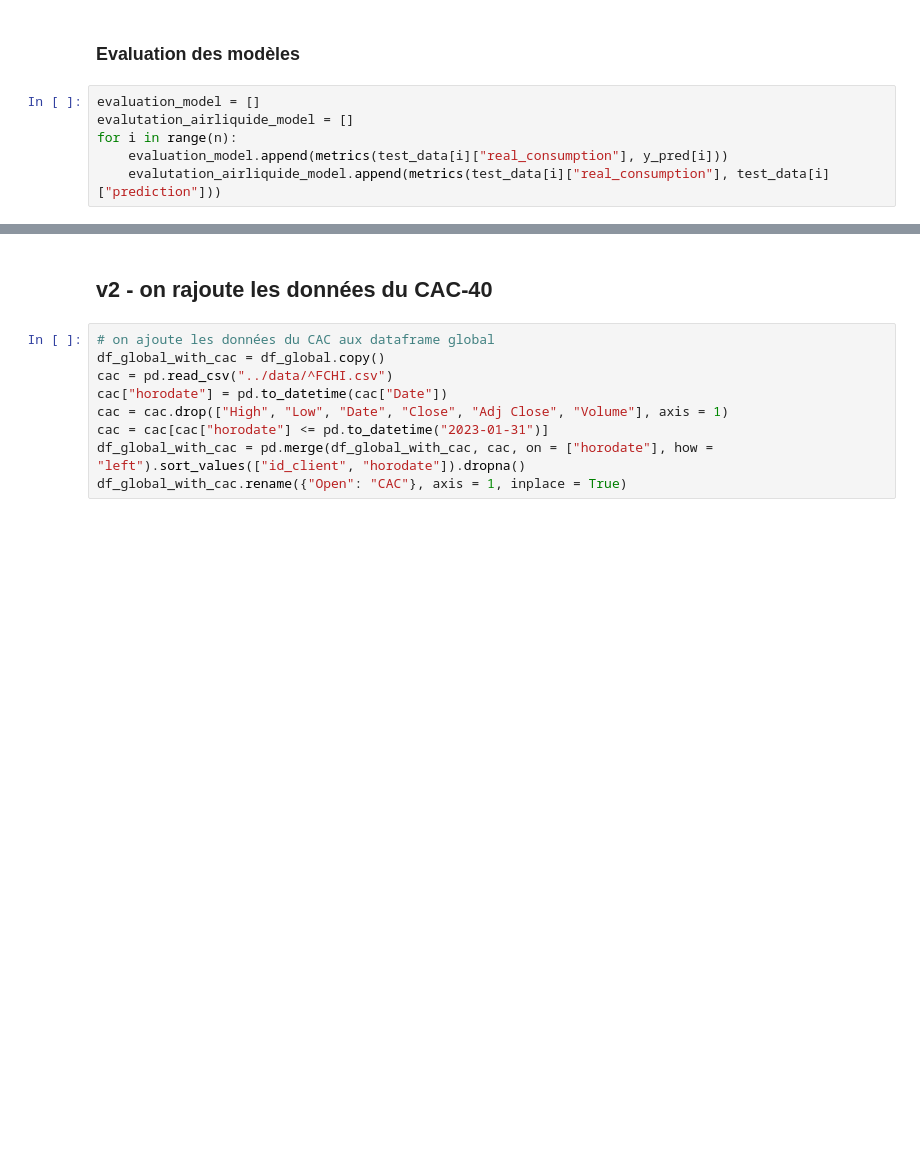
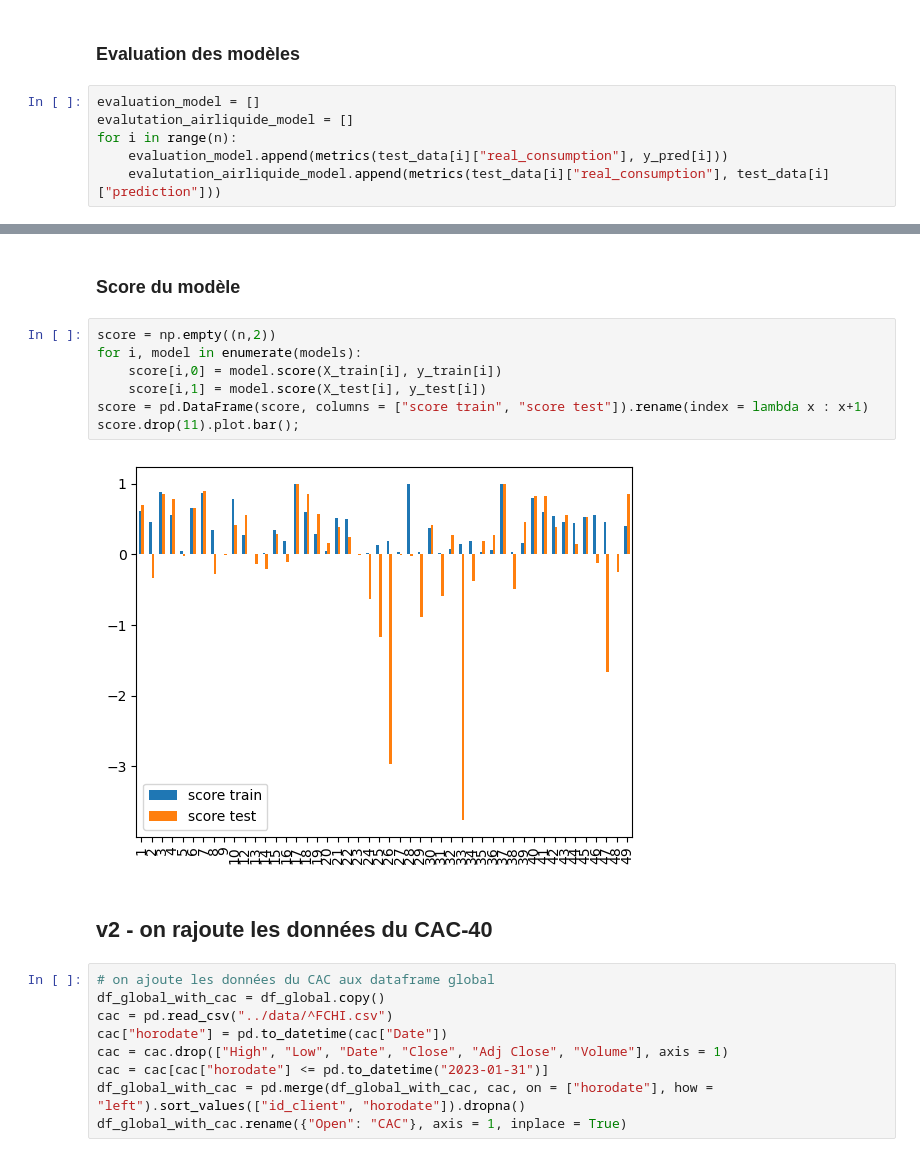
Before and after one commit to Damidoum/predictionClient, a Jupyter notebook: Notebooks/Régression_v1.ipynb, the cells around one changed output, grey strips where cells are left out. Cells and saved outputs as stored; diff of their text form; blank space fills up the shorter version.

```diff
--- a/Notebooks/Régression_v1.ipynb
+++ b/Notebooks/Régression_v1.ipynb
@@ -57,3 +57,14 @@ for i in range(3):
+# %% [markdown]
+### Score du modèle
+# %%
+score = np.empty((n,2))
+for i, model in enumerate(models):
+    score[i,0] = model.score(X_train[i], y_train[i])
+    score[i,1] = model.score(X_test[i], y_test[i])
+score = pd.DataFrame(score, columns = ["score train", "score test"]).rename(index = lambda x : x+1)
+score.drop(11).plot.bar();
+# %% [output]
+[figure, added]
 # %% [markdown]
 ## v2 - on rajoute les données du CAC-40
 # %%
```
Also changed, not shown: parts of 30 cells of this notebook, 4 other files.
